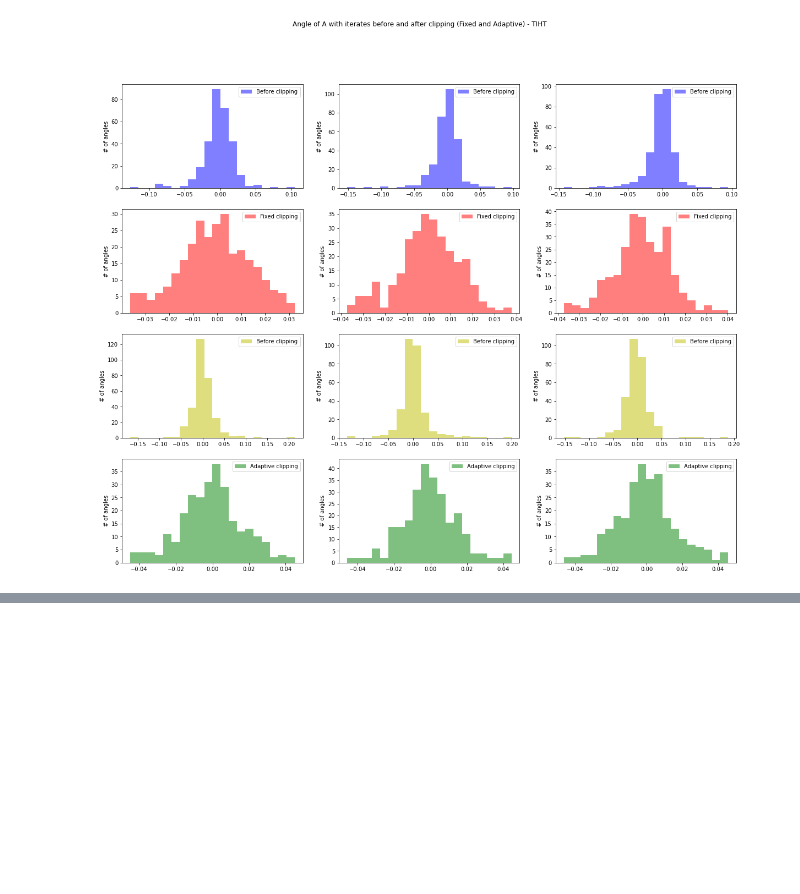
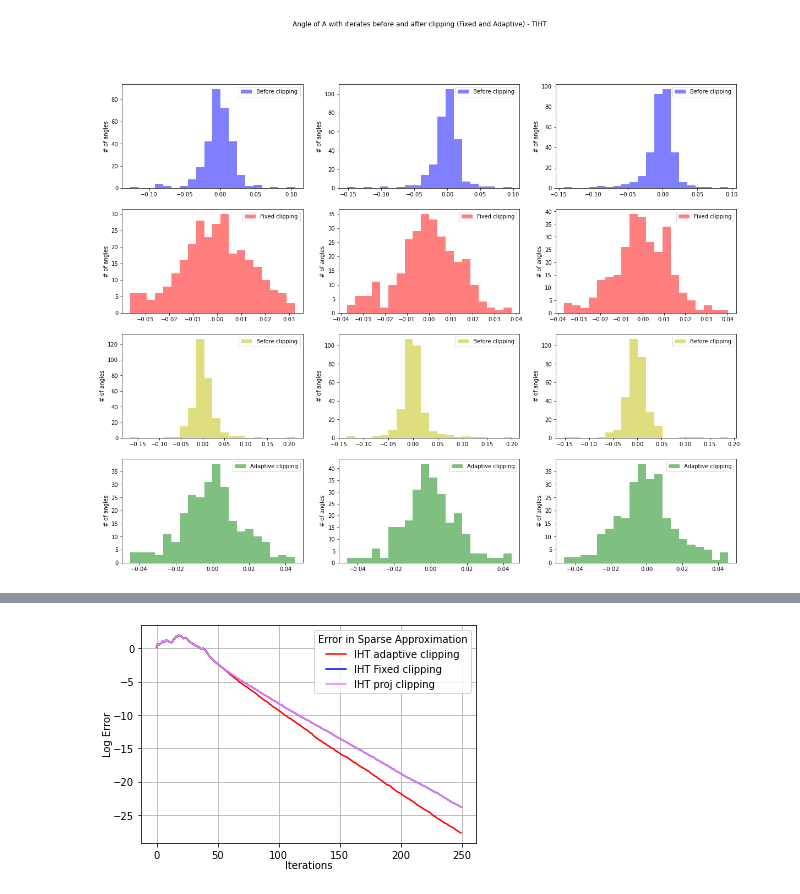
Before and after one commit to shambhavi-suri/Tensor-Recovery, a Jupyter notebook: Toy Example-RABK.ipynb, the cells around one changed output, grey strips where cells are left out. Drawn from its saved outputs; the diff is of its cells as text; code cells hidden in the pictures; blank space fills up the shorter version.

Commit message:
Added plots for IHT with small projections

```diff
--- a/Toy Example-RABK.ipynb
+++ b/Toy Example-RABK.ipynb
@@ -1264,0 +1265,14 @@ array([1.22578626e+00, 1.88127421e+00, 1.65880002e+00, 1.86802894e+00,
+# %%
+plt.plot(range(itr), np.log(error_IHT_adap),  label= "IHT adaptive clipping", color = 'red')
+
+plt.plot(range(itr), np.log(error_IHT_incoh),  label= "IHT Fixed clipping", color = 'blue')
+
+plt.plot(range(itr), np.log(error_IHT_proj),  label= "IHT proj clipping", color = 'violet')
+
+plt.legend(title="Error in Sparse Approximation")
+plt.xlabel(xlabel="Iterations",labelpad = 0)
+plt.ylabel(ylabel="Log Error",labelpad = 0)
+plt.grid()
+plt.savefig('TIHT with adaptive and incoherence clipping', dpi=300,  bbox_inches="tight")
+# %% [output]
+[figure, added]
```
Also changed, not shown: parts of 8 cells of this notebook.
